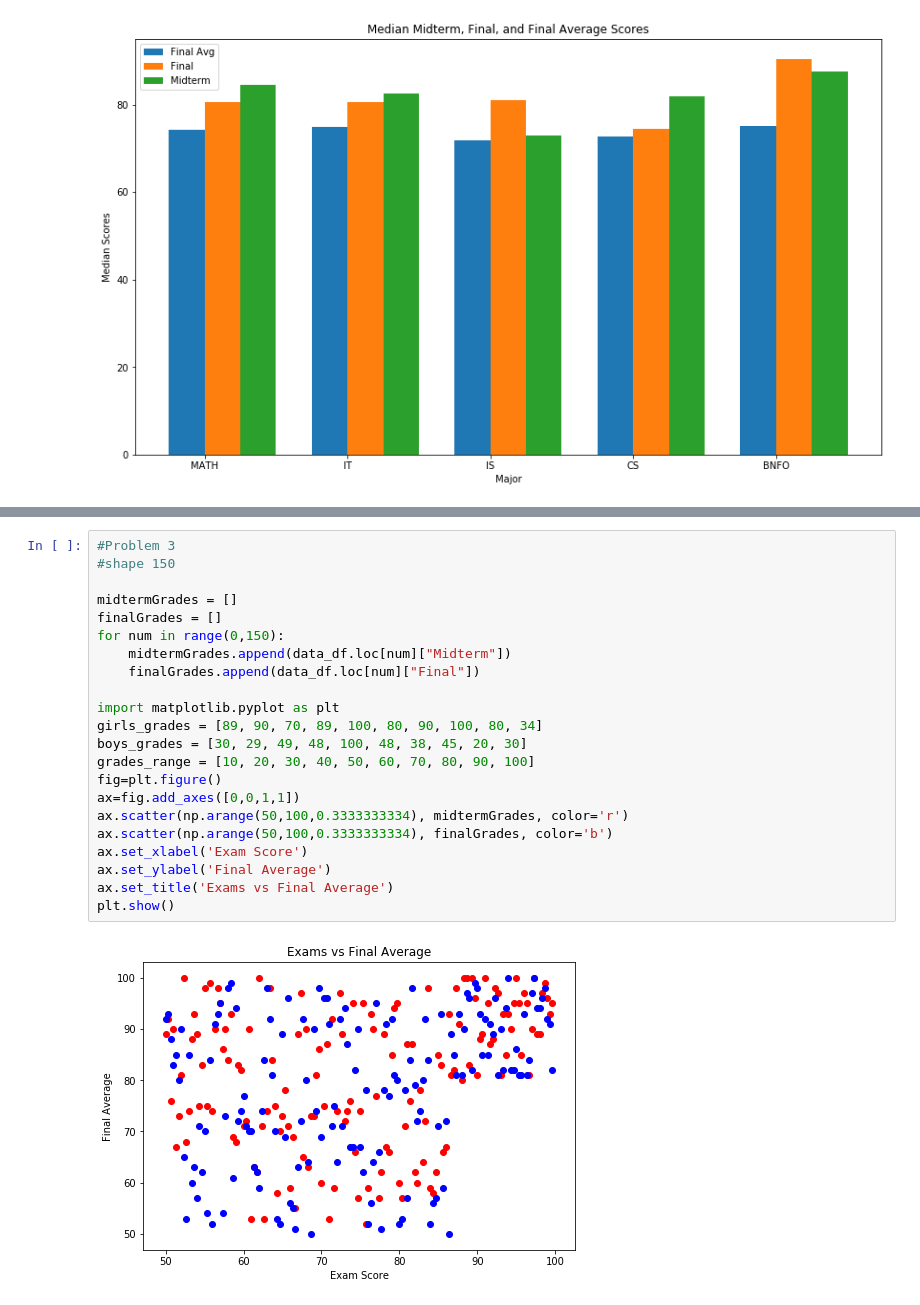
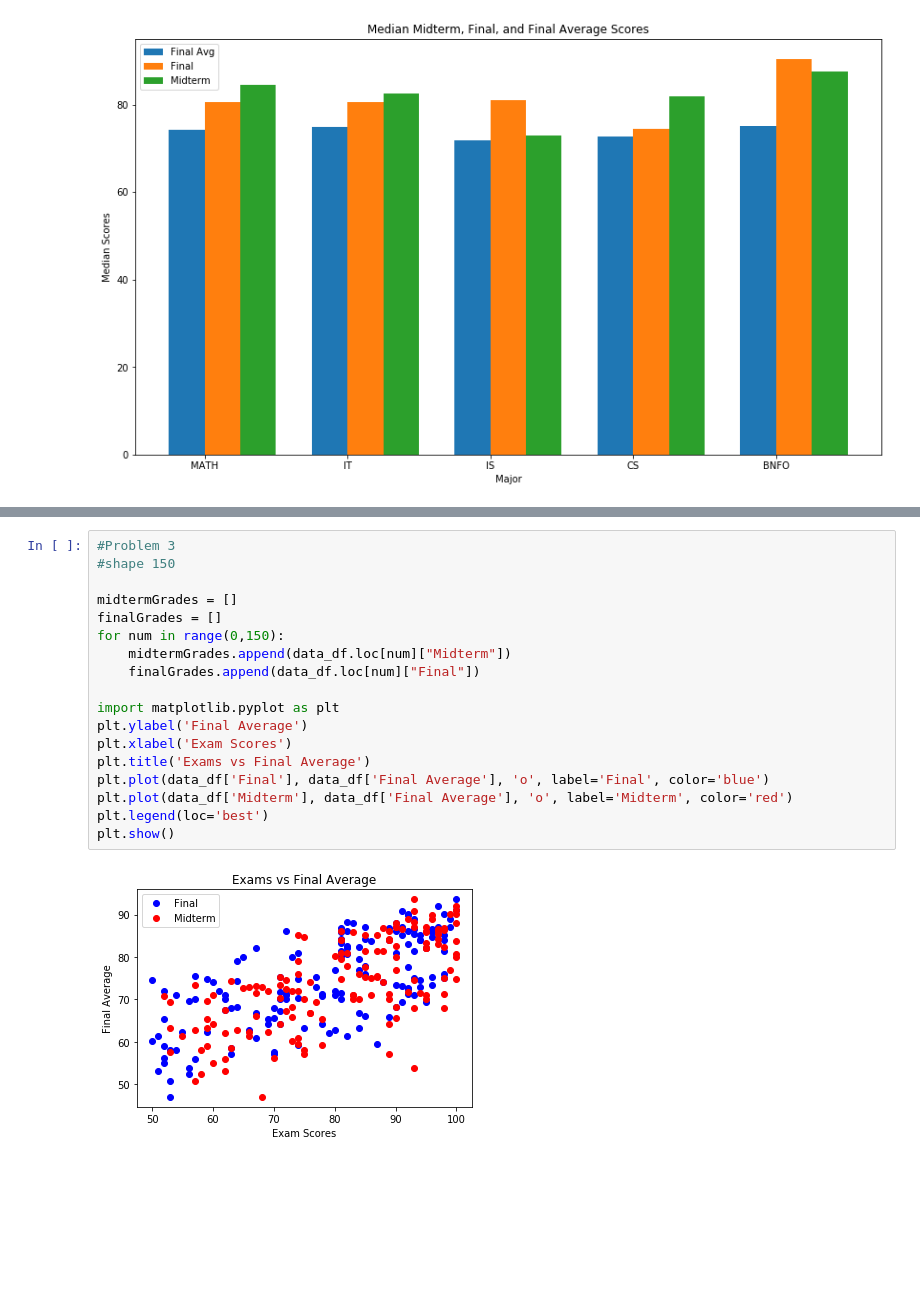
Before and after one commit to ananyasingh7/CS301-DataScience, a Jupyter notebook: HW05/HW5.ipynb, the cells around one changed output, grey strips where cells are left out. Saved outputs shown, nothing was run; the diff lists cells and outputs as text; blank space fills up the shorter version.

```diff
--- a/HW05/HW5.ipynb
+++ b/HW05/HW5.ipynb
@@ -101,27 +101,23 @@ plt.hist(lst,bins)
  array([ 40,  50,  60,  70,  80,  90, 100]),
  <a list of 6 Patch objects>)
 [figure]
-# %%
-#Problem 3
-#shape 150
-
-midtermGrades = []
-finalGrades = []
-for num in range(0,150):
-    midtermGrades.append(data_df.loc[num]["Midterm"])
-    finalGrades.append(data_df.loc[num]["Final"])
-
-import matplotlib.pyplot as plt
-girls_grades = [89, 90, 70, 89, 100, 80, 90, 100, 80, 34]
-boys_grades = [30, 29, 49, 48, 100, 48, 38, 45, 20, 30]
-grades_range = [10, 20, 30, 40, 50, 60, 70, 80, 90, 100]
-fig=plt.figure()
-ax=fig.add_axes([0,0,1,1])
-ax.scatter(np.arange(50,100,0.3333333334), midtermGrades, color='r')
-ax.scatter(np.arange(50,100,0.3333333334), finalGrades, color='b')
-ax.set_xlabel('Exam Score')
-ax.set_ylabel('Final Average')
-ax.set_title('Exams vs Final Average')
-plt.show()
-# %% [output]
-[figure, removed]
+# %%
+#Problem 3
+#shape 150
+
+midtermGrades = []
+finalGrades = []
+for num in range(0,150):
+    midtermGrades.append(data_df.loc[num]["Midterm"])
+    finalGrades.append(data_df.loc[num]["Final"])
+
+import matplotlib.pyplot as plt
+plt.ylabel('Final Average')
+plt.xlabel('Exam Scores')
+plt.title('Exams vs Final Average')
+plt.plot(data_df['Final'], data_df['Final Average'], 'o', label='Final', color='blue')
+plt.plot(data_df['Midterm'], data_df['Final Average'], 'o', label='Midterm', color='red')
+plt.legend(loc='best')
+plt.show()
+# %% [output]
+[figure, added]
```
Also changed, not shown: parts of 2 cells of this notebook.
